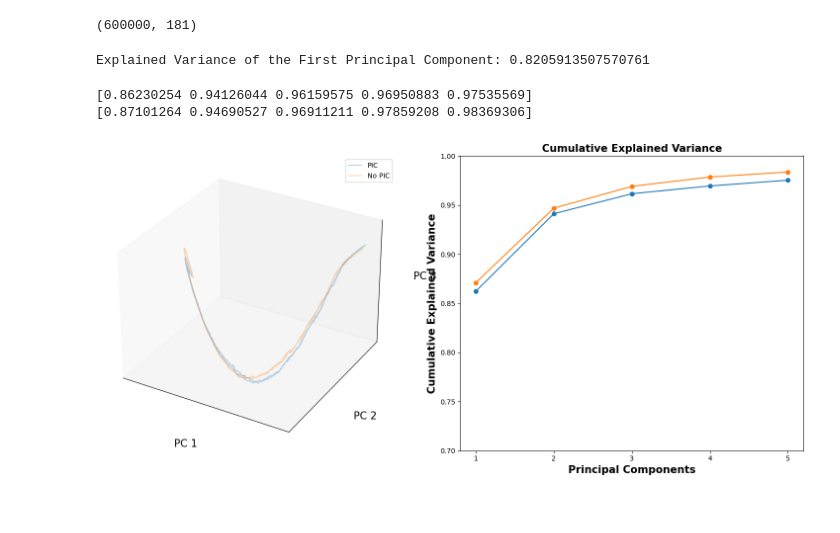
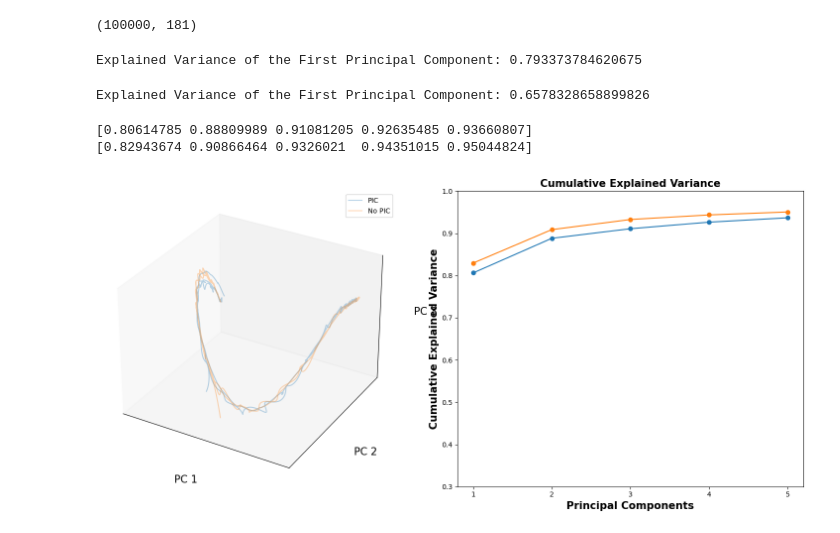
Before and after one commit to natmtc/flexible-motoneuron-control, a Jupyter notebook: dim_red.ipynb, the cells around one changed output. Drawn from its saved outputs; the diff is of its cells as text; code cells hidden in the pictures.

```diff
--- a/dim_red.ipynb
+++ b/dim_red.ipynb
@@ -37,40 +37,29 @@ from sklearn.decomposition import PCA
 # with h5py.File(file_path, 'r') as f:
 #     spike_array_pic_cont = f['spike_array'][:]  # (600000, 87)
 
-file_path = "Data_MN_Model/Data_final/Spikes/DR_subject1_TA.jld2"
+file_path = "Data_MN_Model/Data_final/Spikes/DR_subject1_TAgamma1_SINUSOID_PIC.jld2"
 with h5py.File(file_path, 'r') as f:
     spike_array_pic = f['spike_array'][:]  # (600000, 87)
 
-    file_path = "Data_MN_Model/Data_final/Spikes/DR_subject1_TA_noPIC.jld2"
+    file_path = "Data_MN_Model/Data_final/Spikes/DR_subject1_TAgamma1_SINUSOID_NOPIC.jld2"
 with h5py.File(file_path, 'r') as f:
     spike_array_nopic = f['spike_array'][:]  # (600000, 87)
 # %%
 spike_array_pic.shape
 # %% [output]
-(600000, 181)
+(100000, 181)
 # %%
-window_size_ms = 200  # 300 ms window
+window_size_ms = 150  # 300 ms window
 sampling_rate = 20000  # 20 kHz
 window_size_samples = int((window_size_ms / 1000) * sampling_rate)  # Convert window size to samples
 
 smoothed_spike_array_pic = np.zeros_like(spike_array_pic)
 smoothed_spike_array_nopic = np.zeros_like(spike_array_nopic)
-# smoothed_spike_array_pic_controlled = np.zeros_like(spike_array_pic_cont)
 
 # moving average over each neuron's spike train
 for neuron in range(spike_array_pic.shape[1]):
-    # smoothed_spike_array_pic[:, neuron] = np.convolve(spike_array_pic[:, neuron], np.ones(window_size_samples)/window_size_samples, mode='same')* sampling_rate
-    # smoothed_spike_array_nopic[:, neuron] = np.convolve(spike_array_nopic[:, neuron], np.ones(window_size_samples)/window_size_samples, mode='same')* sampling_rate
-    # smoothed_spike_array_pic_controlled[:, neuron] = np.convolve(spike_array_pic_cont[:, neuron], np.ones(window_size_samples)/window_size_samples, mode='same')
-
     smoothed_spike_array_pic[:, neuron] = gaussian_filter1d(spike_array_pic[:, neuron], sigma=(window_size_samples / 6))
     smoothed_spike_array_nopic[:, neuron] = gaussian_filter1d(spike_array_nopic[:, neuron], sigma=(window_size_samples / 6))
-
-
-# downsampling_factor = 1000
-# downsampled_spike_array_pic = smoothed_spike_array_pic[::downsampling_factor, :]
-# downsampled_spike_array_nopic = smoothed_spike_array_nopic[::downsampling_factor, :]
-# downsampled_spike_array_pic_controlled = smoothed_spike_array_pic_controlled[::downsampling_factor, :]
 # %%
 import numpy as np
 from sklearn.decomposition import PCA
@@ -90,7 +79,20 @@ pca.fit(smoothed_spike_array_pic_scaled)
 explained_variance_first_component = pca.explained_variance_ratio_[0]
 print("Explained Variance of the First Principal Component:", explained_variance_first_component)
 # %% [output]
-Explained Variance of the First Principal Component: 0.8205913507570761
+Explained Variance of the First Principal Component: 0.793373784620675
+# %%
+scaler = StandardScaler()
+smoothed_spike_array_nopic_scaled = scaler.fit_transform(smoothed_spike_array_nopic)
+
+# Apply PCA and retain only the first component
+pca = PCA(n_components=5)
+pca.fit(smoothed_spike_array_nopic_scaled)
+
+# Print explained variance for the first principal component
+explained_variance_first_component = pca.explained_variance_ratio_[0]
+print("Explained Variance of the First Principal Component:", explained_variance_first_component)
+# %% [output]
+Explained Variance of the First Principal Component: 0.6578328658899826
 # %%
 import matplotlib.pyplot as plt
 import numpy as np
@@ -142,37 +144,37 @@ ax1.legend()
 ax2 = fig.add_subplot(122)
 
 # Plot the cumulative explained variance for each case
 ax2.plot(np.arange(1, 6), cumulative_explained_variance_pic, label='PIC', marker='o')
 # ax2.plot(np.arange(1, 6), cumulative_explained_variance_piccontrolled, label='PIC Controlled', marker='o')
 ax2.plot(np.arange(1, 6), cumulative_explained_variance_nopiccontrolled, label='No PIC', marker='o')
 
 # Label the axes for explained variance plot
 ax2.set_xlabel('Principal Components', fontsize=15, fontweight='bold')
 ax2.set_ylabel('Cumulative Explained Variance', fontsize=15, fontweight='bold')
 ax2.set_title('Cumulative Explained Variance', fontsize=15, fontweight='bold')
-ax2.set_ylim([0.7, 1])
+ax2.set_ylim([0.3, 1])
 
 # Customize ticks
 ax2.set_xticks(np.arange(1, 6))  # Principal components 1 to 5
 # ax2.set_yticks(np.linspace(0, 1, 11))  # Explained variance from 0 to 1
 
 # Add legend
 # ax2.legend()
 
 # Show the full plot
 plt.tight_layout()
 plt.savefig('/Users/nmt121/Desktop/figures/PCA.pdf', dpi=300, bbox_inches='tight')
 
 plt.show()
 
 # Set figure size in inches (convert cm to inches)
 fig.set_size_inches(1.97, 2.76)
 
 # Save the figure with the desired size and high resolution
 # %% [output]
-[0.86230254 0.94126044 0.96159575 0.96950883 0.97535569]
-[0.87101264 0.94690527 0.96911211 0.97859208 0.98369306]
+[0.80614785 0.88809989 0.91081205 0.92635485 0.93660807]
+[0.82943674 0.90866464 0.9326021  0.94351015 0.95044824]
-[figure, old version]
+[figure, new version]
 # %%
 window_size_ms = 500  # 300 ms window
 sampling_rate = 20000  # 20 kHz
```
Also changed, not shown: parts of 1 cell of this notebook, 10 other files.
